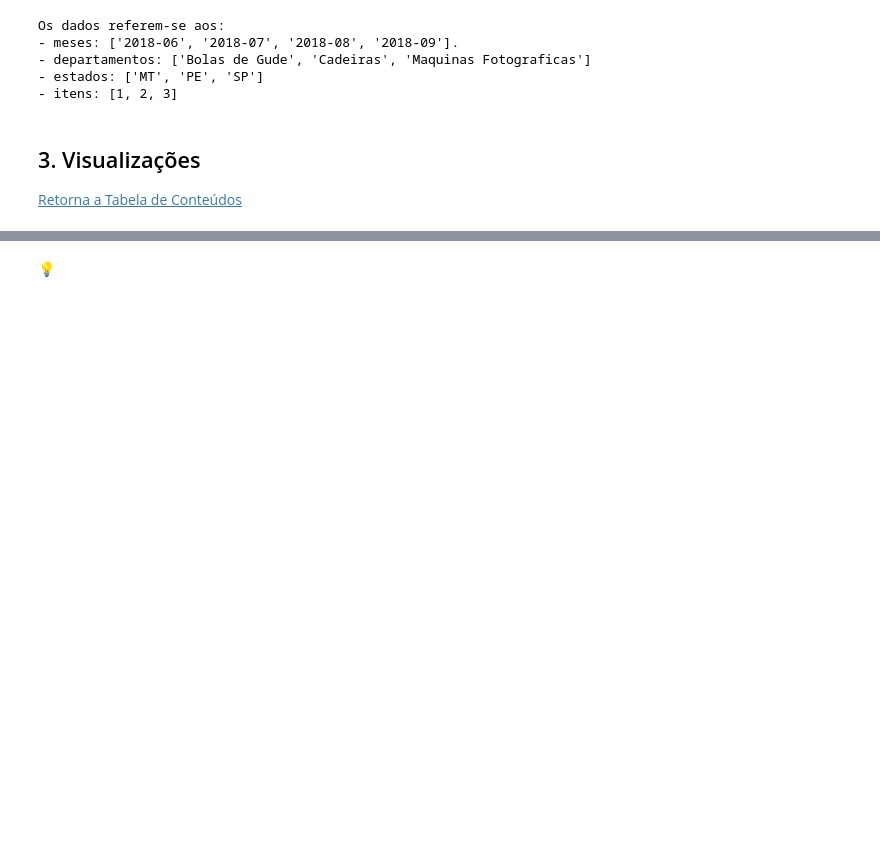
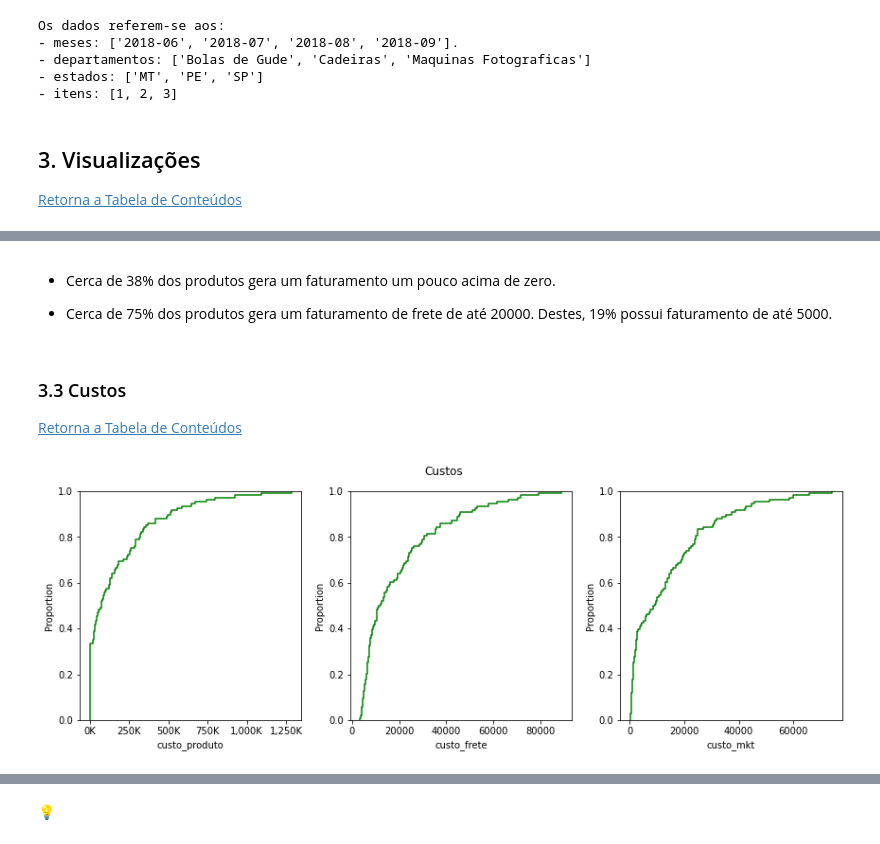
Before and after one commit to pathilink/B2W_data, a Jupyter notebook: B2W_report.ipynb, the cells around one changed output, grey strips where cells are left out. Saved outputs shown, nothing was run; the diff lists cells and outputs as text; code cells hidden in the pictures; blank space fills up the shorter version.

```diff
--- a/B2W_report.ipynb
+++ b/B2W_report.ipynb
@@ -144,0 +167,28 @@ TypeError: 'AxesSubplot' object does not support indexing
+# %% [markdown]
+* Cerca de 38% dos produtos gera um faturamento um pouco acima de zero.
+
+* Cerca de 75% dos produtos gera um faturamento de frete de até 20000. Destes, 19% possui faturamento de até 5000.
+# %% [markdown]
+### 3.3 Custos
+[Retorna a Tabela de Conteúdos](#Tabela-de-Conteúdos)
+# %%
+f, axes = plt.subplots(2, 3, figsize=(12, 8), sharey='col')
+#sns.despine(left=True)
+
+g=sns.ecdfplot(df['custo_produto'], ax=axes[0, 0],  color="green")
+sns.ecdfplot(df['custo_frete'], ax=axes[0, 1],  color="green")
+sns.ecdfplot(df['custo_mkt'], ax=axes[0, 2],  color="green")
+
+f.delaxes(ax=axes[1, 0])
+f.delaxes(ax=axes[1, 1])
+f.delaxes(ax=axes[1, 2])
+
+xlabels = ['{:,.0f}'.format(x) + 'K' for x in g.get_xticks()/1000]
+g.set_xticklabels(xlabels)
+
+# plt.setp(axes, yticks=[])
+# plt.setp(axes, xticks=[])
+plt.suptitle('Custos')
+plt.tight_layout()
+# %% [output]
+[figure, added]
```
Also changed, not shown: parts of 26 cells of this notebook, 1 other file.
